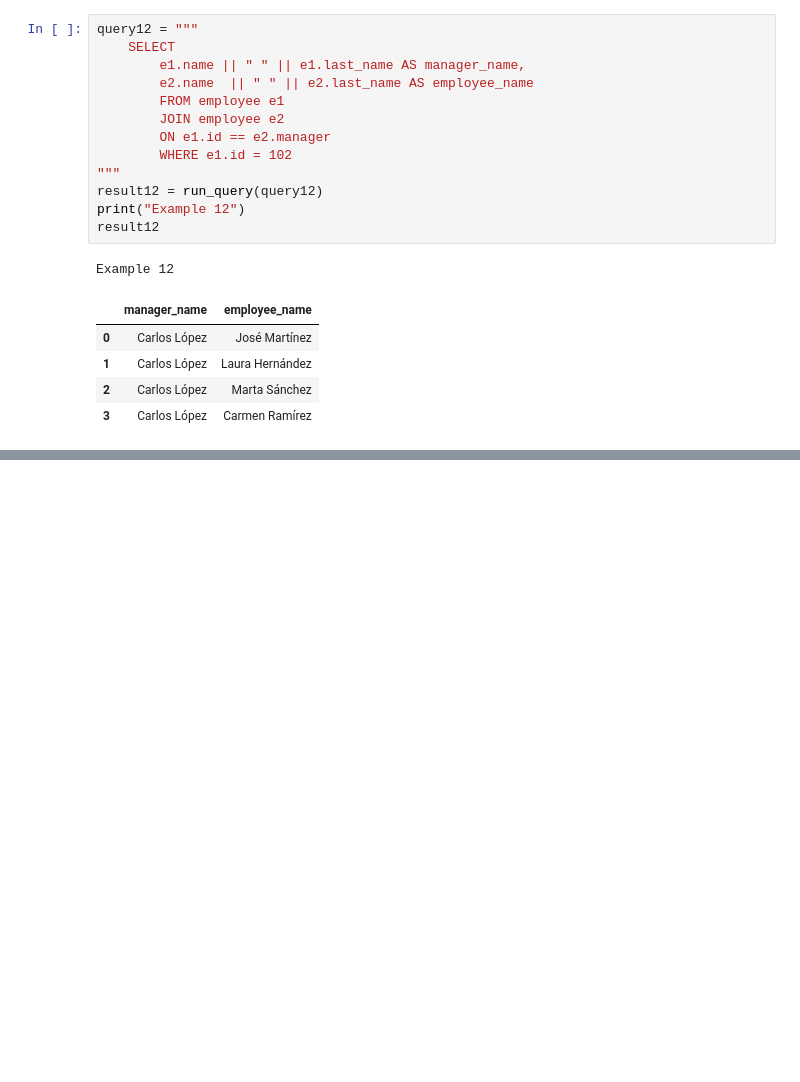
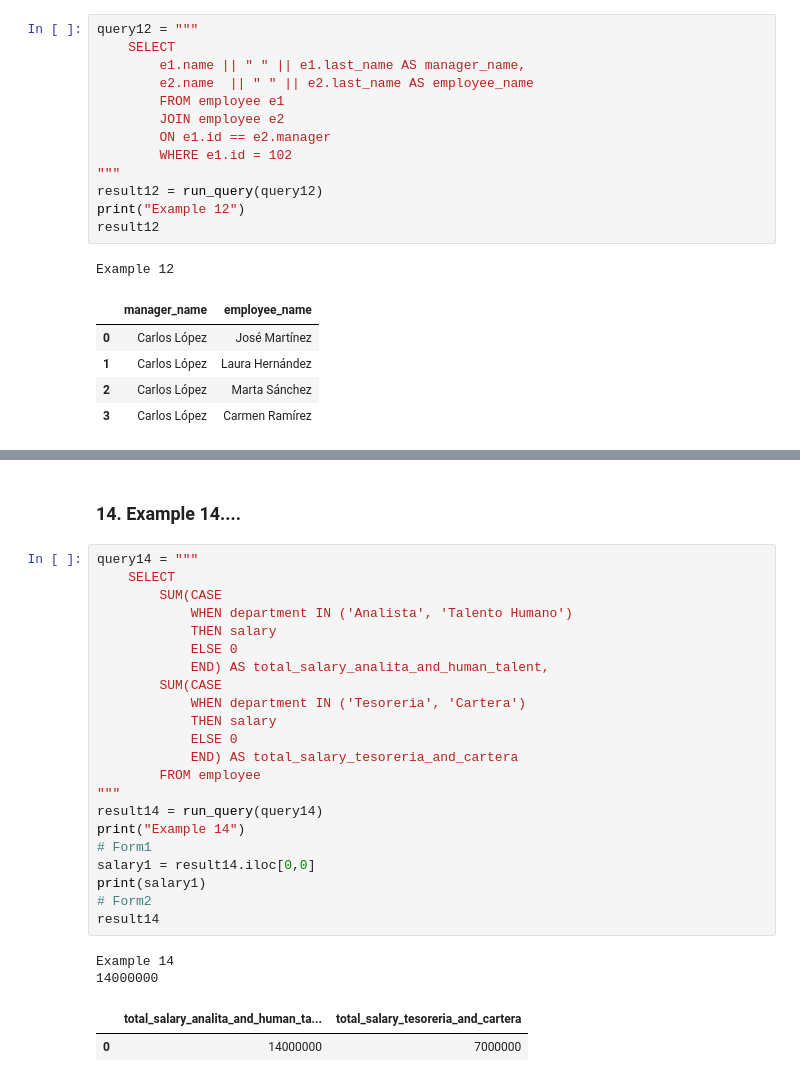
Before and after one commit to DavidOlmos03/talento-tech, a Jupyter notebook: mision/tema1/notebooks/empresa2.ipynb, the cells around one changed output, grey strips where cells are left out. Drawn from its saved outputs; the diff is of its cells as text; blank space fills up the shorter version.

```diff
--- a/mision/tema1/notebooks/empresa2.ipynb
+++ b/mision/tema1/notebooks/empresa2.ipynb
@@ -429,0 +487,29 @@ Example 12
+# %% [markdown]
+### 14. Example 14....
+# %%
+query14 = """
+    SELECT
+        SUM(CASE
+            WHEN department IN ('Analista', 'Talento Humano')
+            THEN salary
+            ELSE 0
+            END) AS total_salary_analita_and_human_talent,
+        SUM(CASE
+            WHEN department IN ('Tesoreria', 'Cartera')
+            THEN salary
+            ELSE 0
+            END) AS total_salary_tesoreria_and_cartera
+        FROM employee
+"""
+result14 = run_query(query14)
+print("Example 14")
+# Form1
+salary1 = result14.iloc[0,0]
+print(salary1)
+# Form2
+result14
+# %% [output]
+Example 14
+14000000
+|  | total_salary_analita_and_human_ta... | total_salary_tesoreria_and_cartera |
+| 0 | 14000000 | 7000000 |
```
Also changed, not shown: parts of 6 cells of this notebook, 2 other files.
